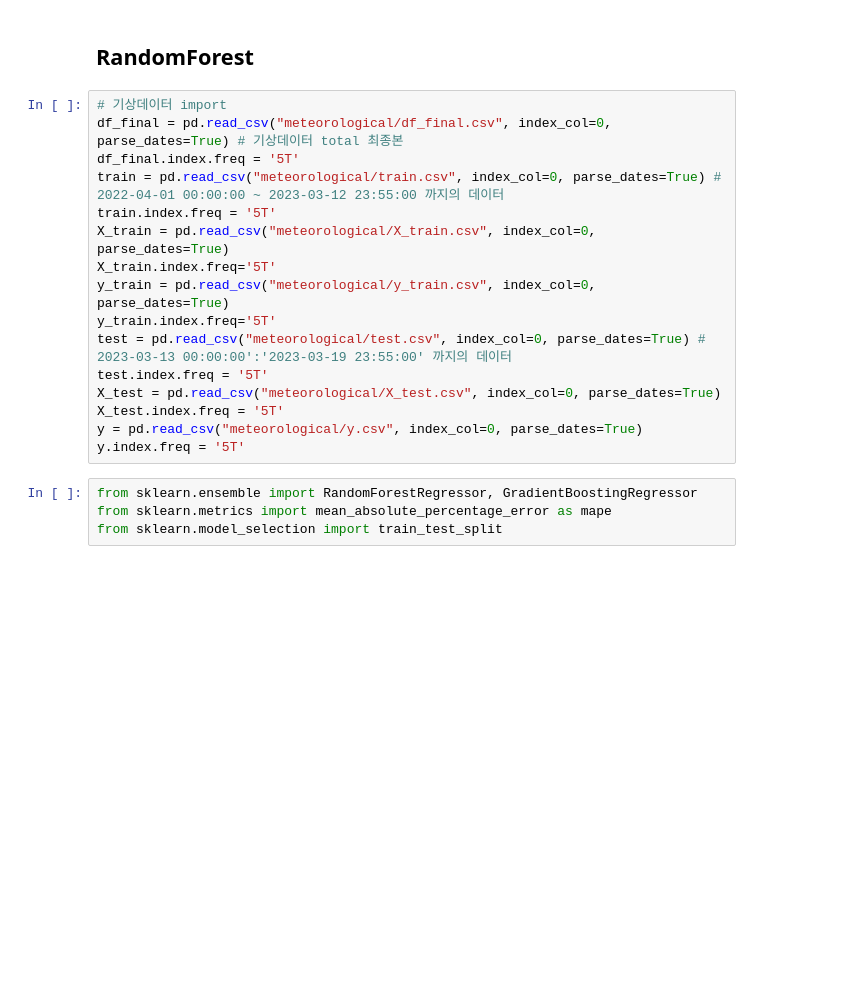
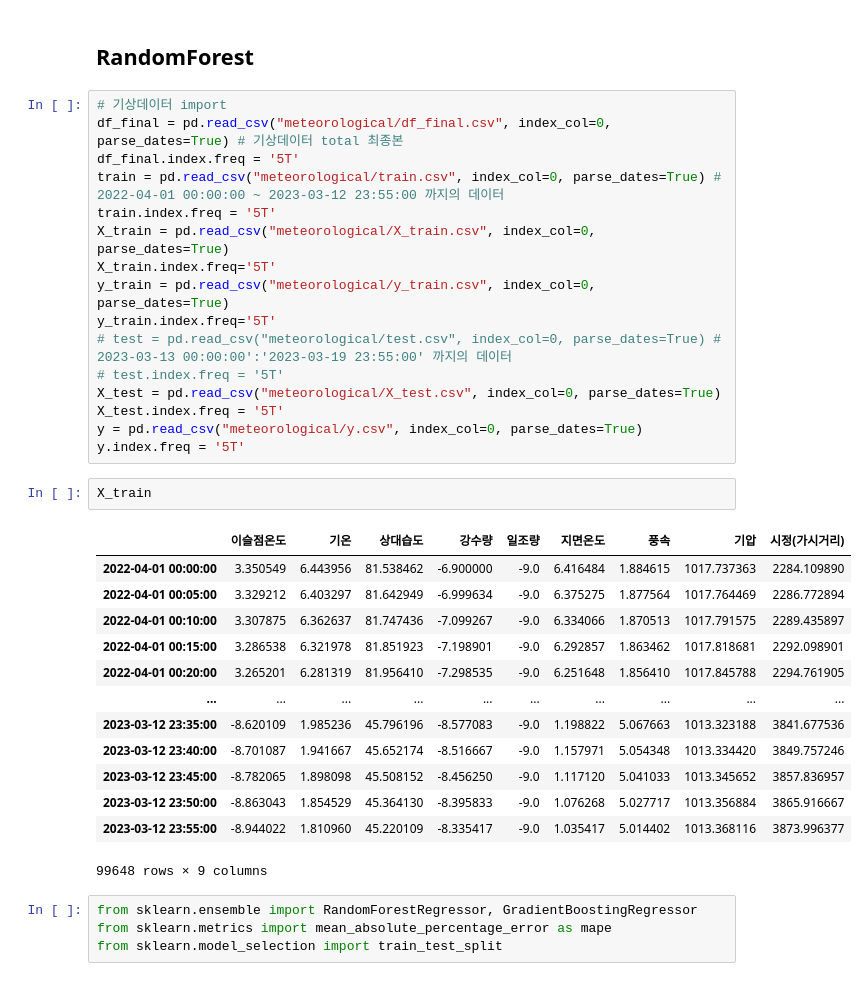
Before and after one commit to Jonghyun-Park1027/Competition1, a Jupyter notebook: five_minutes.ipynb, the cells around one changed output. Cells and saved outputs as stored; diff of their text form; blank space fills up the shorter version.

```diff
--- a/five_minutes.ipynb
+++ b/five_minutes.ipynb
@@ -125,12 +125,28 @@ X_train = pd.read_csv("meteorological/X_train.csv", index_col=0, parse_dates=Tru
 X_train.index.freq='5T'
 y_train = pd.read_csv("meteorological/y_train.csv", index_col=0, parse_dates=True)
 y_train.index.freq='5T'
-test = pd.read_csv("meteorological/test.csv", index_col=0, parse_dates=True) # 2023-03-13 00:00:00':'2023-03-19 23:55:00' 까지의 데이터
-test.index.freq = '5T'
+# test = pd.read_csv("meteorological/test.csv", index_col=0, parse_dates=True) # 2023-03-13 00:00:00':'2023-03-19 23:55:00' 까지의 데이터
+# test.index.freq = '5T'
 X_test = pd.read_csv("meteorological/X_test.csv", index_col=0, parse_dates=True)
 X_test.index.freq = '5T'
 y = pd.read_csv("meteorological/y.csv", index_col=0, parse_dates=True)
 y.index.freq = '5T'
+# %%
+X_train
+# %% [output]
+|  | 이슬점온도 | 기온 | 상대습도 | 강수량 | 일조량 | 지면온도 | 풍속 | 기압 | 시정(가시거리) |
+| 2022-04-01 00:00:00 | 3.350549 | 6.443956 | 81.538462 | -6.900000 | -9.0 | 6.416484 | 1.884615 | 1017.737363 | 2284.109890 |
+| 2022-04-01 00:05:00 | 3.329212 | 6.403297 | 81.642949 | -6.999634 | -9.0 | 6.375275 | 1.877564 | 1017.764469 | 2286.772894 |
+| 2022-04-01 00:10:00 | 3.307875 | 6.362637 | 81.747436 | -7.099267 | -9.0 | 6.334066 | 1.870513 | 1017.791575 | 2289.435897 |
+| 2022-04-01 00:15:00 | 3.286538 | 6.321978 | 81.851923 | -7.198901 | -9.0 | 6.292857 | 1.863462 | 1017.818681 | 2292.098901 |
+| 2022-04-01 00:20:00 | 3.265201 | 6.281319 | 81.956410 | -7.298535 | -9.0 | 6.251648 | 1.856410 | 1017.845788 | 2294.761905 |
+| ... | ... | ... | ... | ... | ... | ... | ... | ... | ... |
+| 2023-03-12 23:35:00 | -8.620109 | 1.985236 | 45.796196 | -8.577083 | -9.0 | 1.198822 | 5.067663 | 1013.323188 | 3841.677536 |
+| 2023-03-12 23:40:00 | -8.701087 | 1.941667 | 45.652174 | -8.516667 | -9.0 | 1.157971 | 5.054348 | 1013.334420 | 3849.757246 |
+| 2023-03-12 23:45:00 | -8.782065 | 1.898098 | 45.508152 | -8.456250 | -9.0 | 1.117120 | 5.041033 | 1013.345652 | 3857.836957 |
+| 2023-03-12 23:50:00 | -8.863043 | 1.854529 | 45.364130 | -8.395833 | -9.0 | 1.076268 | 5.027717 | 1013.356884 | 3865.916667 |
+| 2023-03-12 23:55:00 | -8.944022 | 1.810960 | 45.220109 | -8.335417 | -9.0 | 1.035417 | 5.014402 | 1013.368116 | 3873.996377 |
+99648 rows × 9 columns
 # %%
 from sklearn.ensemble import RandomForestRegressor, GradientBoostingRegressor
 from sklearn.metrics import mean_absolute_percentage_error as mape
```
Also changed, not shown: parts of 27 cells of this notebook, 1 other file.
